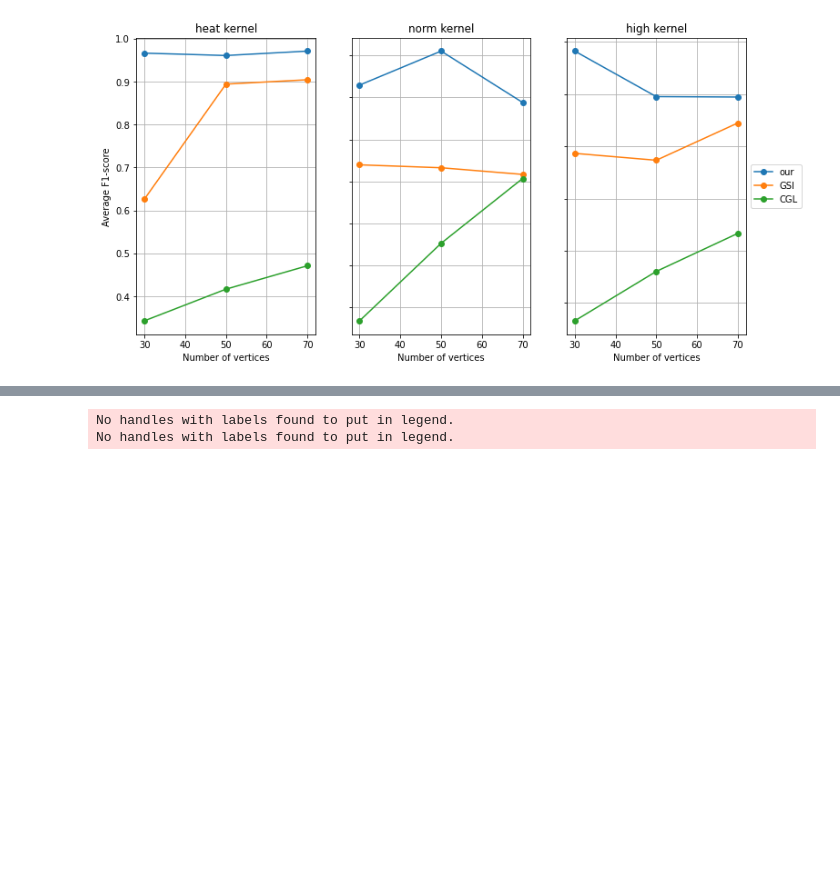
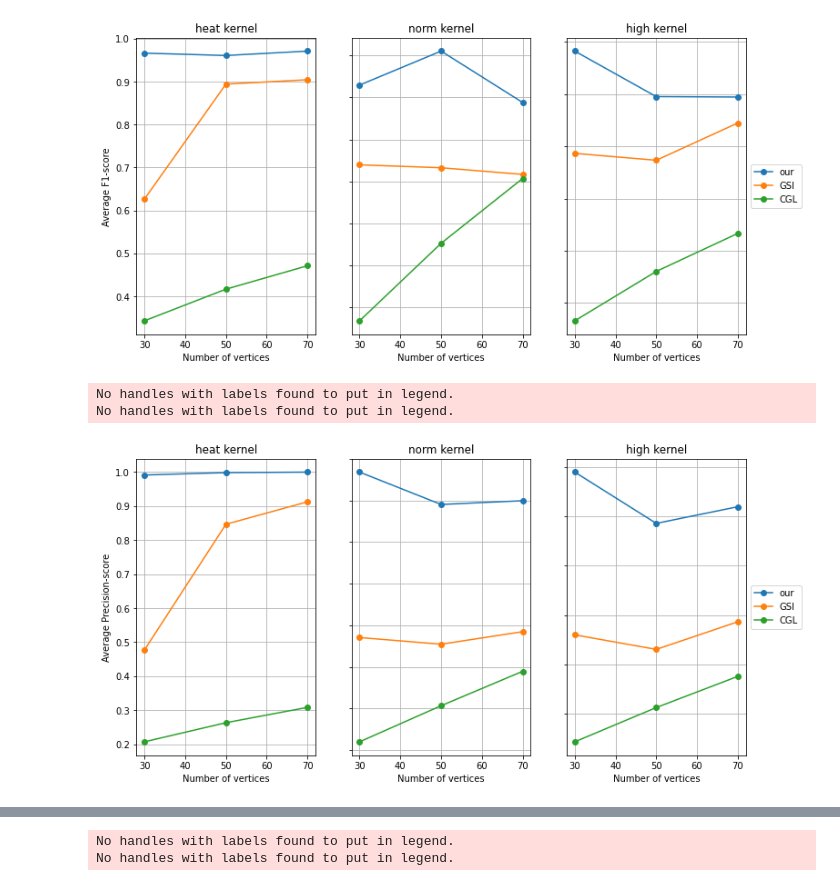
Before and after one commit to mattminder/FiGLearn, a Jupyter notebook: examples/simulations.ipynb, the cells around one changed output, grey strips where cells are left out. Saved outputs shown, nothing was run; the diff lists cells and outputs as text; code cells hidden in the pictures; blank space fills up the shorter version.

Commit message:
add recall and precision scores

```diff
--- a/examples/simulations.ipynb
+++ b/examples/simulations.ipynb
@@ -125,6 +125,14 @@ def generate_samples(Ls, ker, verbose=True):
 def f1_scores(Ls, imps):
     """Calculates f1 scores between lists"""
     return [f1_score(np.asarray(L<0).flatten(),(imp<0).flatten()) for L, imp in zip(Ls, imps)]
+
+def precision_scores(Ls, imps):
+    """Calculates precision scores between lists"""
+    return [precision_score(np.asarray(L<0).flatten(),(imp<0).flatten()) for L, imp in zip(Ls, imps)]
+
+def recall_scores(Ls, imps):
+    """Calculates recall scores between lists"""
+    return [recall_score(np.asarray(L<0).flatten(),(imp<0).flatten()) for L, imp in zip(Ls, imps)]
 
 def accuracy_scores(Ls, imps):
     """Calculates accuracy scores for lists"""
@@ -298,6 +306,8 @@ def calculate_scores(data_dict,Lslist):
     algs = ['our','GSI','CGL','GGL','DDGL']
     Lsnames = ['30', '50', '70']
     f1_dict = {}
+    precision_dict = {}
+    recall_dict = {}
     acc_dict = {}
     mae_dict = {}
     for alg in algs:
@@ -305,15 +315,17 @@ def calculate_scores(data_dict,Lslist):
         for Ls, Lsname in zip(Lslist, Lsnames):
             for ker in kernames:
                 f1_dict[Lsname + '_' + ker + '_' + alg]= f1_scores(Ls, np.asarray(data_dict['Ls_' + Lsname +'_' + ker + 'kernel' + '_' + alg]))
+                precision_dict[Lsname + '_' + ker + '_' + alg]= precision_scores(Ls, np.asarray(data_dict['Ls_' + Lsname +'_' + ker + 'kernel' + '_' + alg]))
+                recall_dict[Lsname + '_' + ker + '_' + alg]= recall_scores(Ls, np.asarray(data_dict['Ls_' + Lsname +'_' + ker + 'kernel' + '_' + alg]))
                 acc_dict[Lsname + '_' + ker + '_' + alg] = accuracy_scores(Ls, np.asarray(data_dict['Ls_' + Lsname +'_' + ker + 'kernel' + '_' + alg]))
                 mae_dict[Lsname + '_' + ker + '_' + alg] = mae_scores(Ls, np.asarray(data_dict['Ls_' + Lsname +'_' + ker + 'kernel' + '_' + alg]))
-    return f1_dict, acc_dict, mae_dict
+    return f1_dict, precision_dict, recall_dict, acc_dict, mae_dict
 # %% [markdown]
 Combine all results:
 # %%
 all_data_dict = {**all_mat_dict, **our_Ls_dict}
 # %%
-f1_dict, acc_dict, mae_dict = calculate_scores(all_data_dict,[Ls_30, Ls_50, Ls_70])
+f1_dict, precision_dict, recall_dict, acc_dict, mae_dict = calculate_scores(all_data_dict,[Ls_30, Ls_50, Ls_70])
 # %% [output]
 Algorithm: our
 Algorithm: GSI
@@ -356,3 +368,6 @@ defaultdict(dict,
               'DDGL': {'30': 0.02711619492898721,
                '50': 0.08094254421718702,
                '70': 0.13802832093097972}}})
+# %%
+precision_avg = score_avg(precision_dict)
+precision_avg
@@ -427,3 +481,9 @@ plot_results(f1_avg,"Average F1-score")
 No handles with labels found to put in legend.
 No handles with labels found to put in legend.
 [figure]
+# %%
+plot_results(precision_avg,"Average Precision-score")
+# %% [output]
+No handles with labels found to put in legend.
+No handles with labels found to put in legend.
+[figure, added]
```
Also changed, not shown: parts of 4 cells of this notebook.
